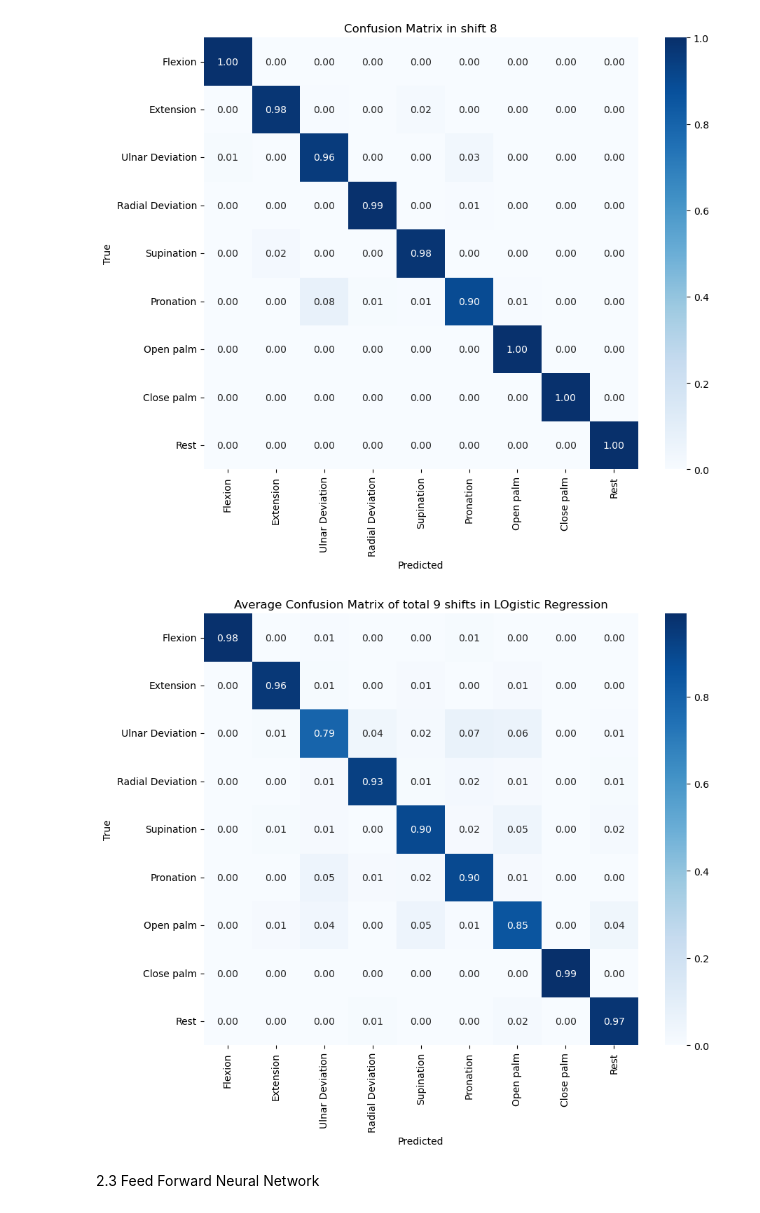
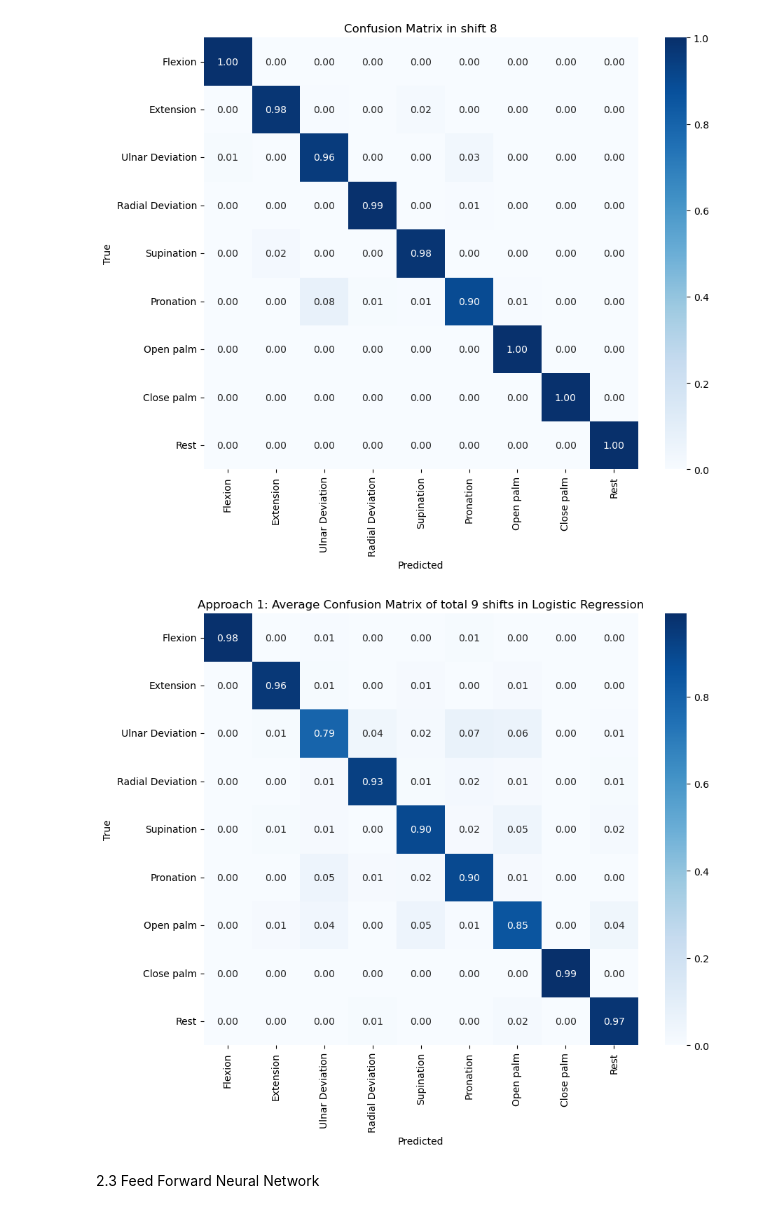
Before and after one commit to tuan220199/Prosthetic_hand_private, a Jupyter notebook: robustness_analysis_approach1_features_no_virtual.ipynb, the cells around one changed output. Saved outputs shown, nothing was run; the diff lists cells and outputs as text; code cells hidden in the pictures.

```diff
--- a/robustness_analysis_approach1_features_no_virtual.ipynb
+++ b/robustness_analysis_approach1_features_no_virtual.ipynb
@@ -392,17 +392,17 @@ for shift in range(9):
 # %%
 average_conf_matrix_LogReg = np.mean(conf_matrices_LogReg_list, axis=0)
 average_total_LogReg_samples_per_class = np.sum(average_conf_matrix_LogReg, axis=1)
 average_conf_LogReg_matrix_percent = average_conf_matrix_LogReg / average_total_LogReg_samples_per_class[:, None]
 # Plot the average confusion matrix
 plt.figure(figsize=(10, 8))
 
 sns.heatmap(average_conf_LogReg_matrix_percent, annot=True, cmap='Blues', fmt='.2f', xticklabels=class_names, yticklabels=class_names)
 plt.xlabel('Predicted')
 plt.ylabel('True')
-plt.title('Average Confusion Matrix of total 9 shifts in LOgistic Regression')
+plt.title('Approach 1: Average Confusion Matrix of total 9 shifts in Logistic Regression')
 plt.show()
 # %% [output]
-[figure, old version]
+[figure, new version]
 # %% [markdown]
 2.3 Feed Forward Neural Network
 # %%
```
Also changed, not shown: parts of 6 cells of this notebook, 13 other files.
